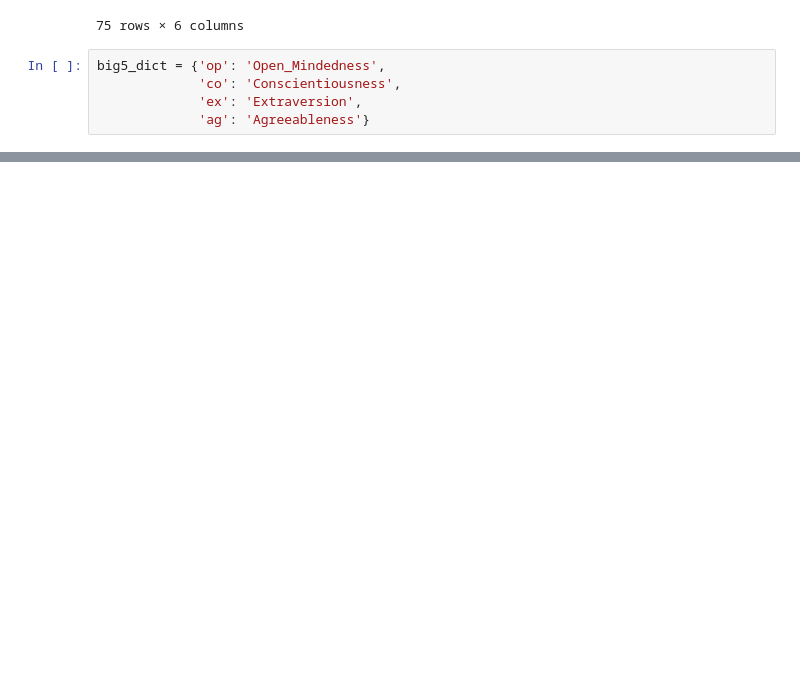
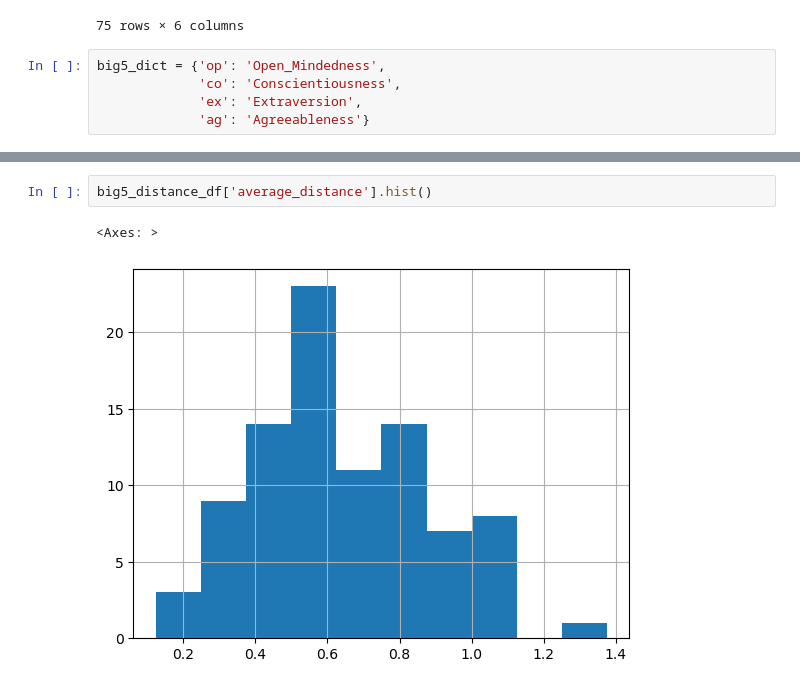
Before and after one commit to suharar/master_thesis, a Jupyter notebook: study3/notebooks/00_result_analysis/study_3_result_analysis.ipynb, the cells around one changed output, grey strips where cells are left out. Saved outputs shown, nothing was run; the diff lists cells and outputs as text; blank space fills up the shorter version.

```diff
--- a/study3/notebooks/00_result_analysis/study_3_result_analysis.ipynb
+++ b/study3/notebooks/00_result_analysis/study_3_result_analysis.ipynb
@@ -290,0 +376,5 @@ op
+# %%
+big5_distance_df['average_distance'].hist()
+# %% [output]
+<Axes: >
+[figure, added]
```
Also changed, not shown: parts of 20 cells of this notebook, 5 other files.
